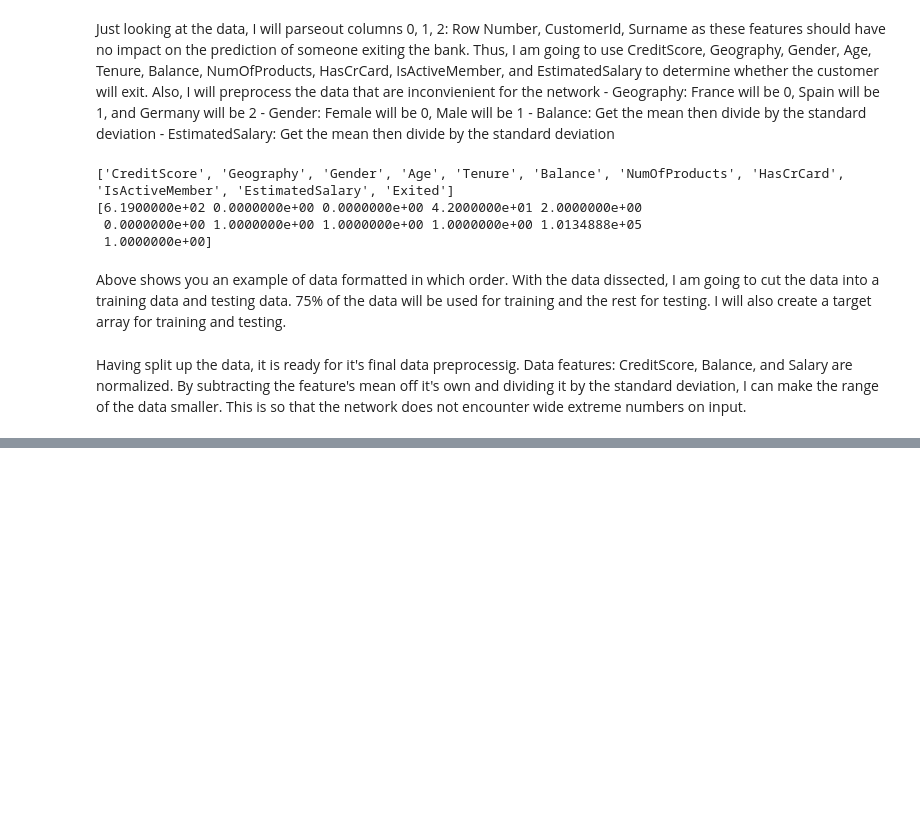
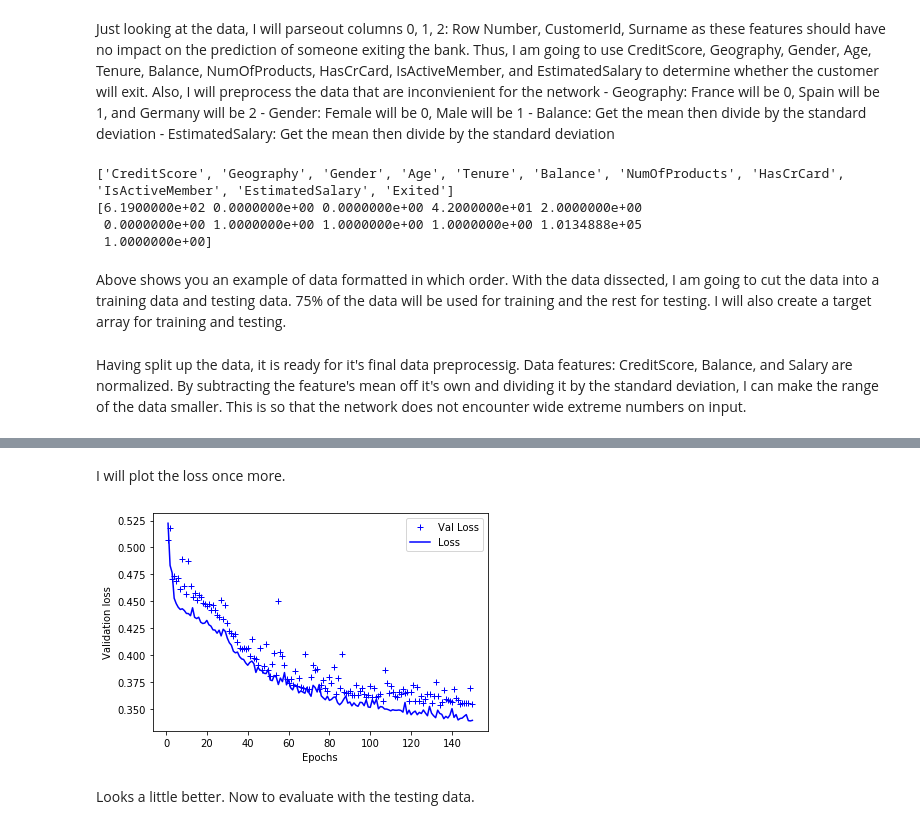
Before and after one commit to thedaysob/DeepLearning, a Jupyter notebook: Bank Customer Exit Prediction.ipynb, the cells around one changed output, grey strips where cells are left out. Drawn from its saved outputs; the diff is of its cells as text; code cells hidden in the pictures; blank space fills up the shorter version.

```diff
--- a/Bank Customer Exit Prediction.ipynb
+++ b/Bank Customer Exit Prediction.ipynb
@@ -194,0 +205,14 @@ trainTarget.count(1)/len(trainTarget)
+# %%
+keras.backend.clear_session()
+
+model = models.Sequential()
+model.add(layers.Dense(64, activation='relu', input_shape=(10,)))
+model.add(layers.Dense(64, activation='relu'))
+model.add(layers.Dense(1, activation='sigmoid'))
+
+model.compile(optimizer='adam',
+              loss='binary_crossentropy',
+              metrics=['accuracy'])
+
+epochs = 150
+model_hist = model.fit(trainData, trainTarget, epochs=150, batch_size=128, validation_data=(testData, testTarget))
@@ -194,0 +237,21 @@ trainTarget.count(1)/len(trainTarget)
+# %% [markdown]
+I will plot the loss once more.
+# %%
+model_acc = model_hist.history['acc']
+model_loss = model_hist.history['loss']
+model_val_acc = model_hist.history['val_acc']
+model_val_loss = model_hist.history['val_loss']
+
+epochs = range(1, len(model_acc) + 1)
+# b+ is for "blue cross"
+plt.plot(epochs, model_val_loss, 'b+', label='Val Loss')
+plt.plot(epochs, model_loss, 'b', label='Loss')
+plt.xlabel('Epochs')
+plt.ylabel('Validation loss')
+plt.legend()
+
+plt.show()
+# %% [output]
+[figure, added]
+# %% [markdown]
+Looks a little better. Now to evaluate with the testing data.
```
Also changed, not shown: parts of 9 cells of this notebook.
